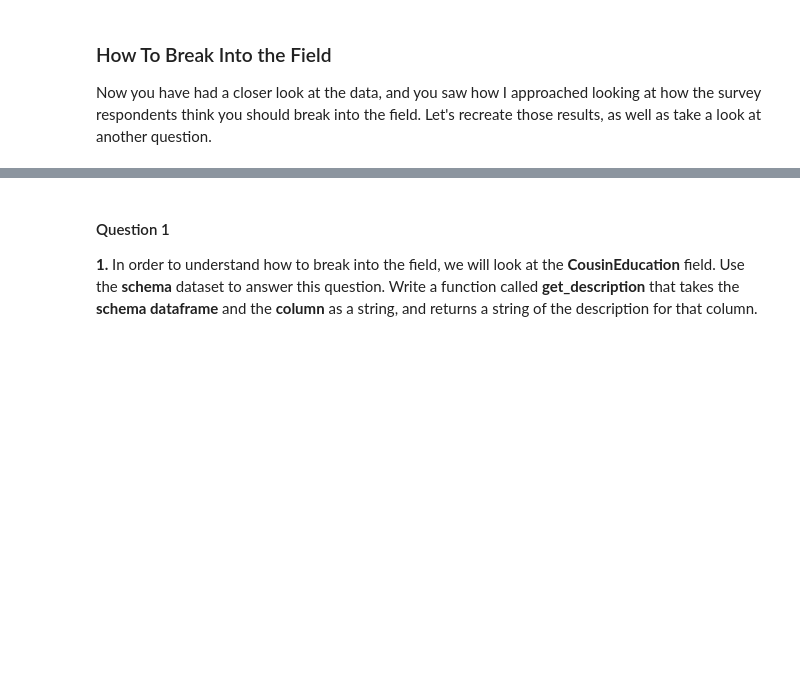
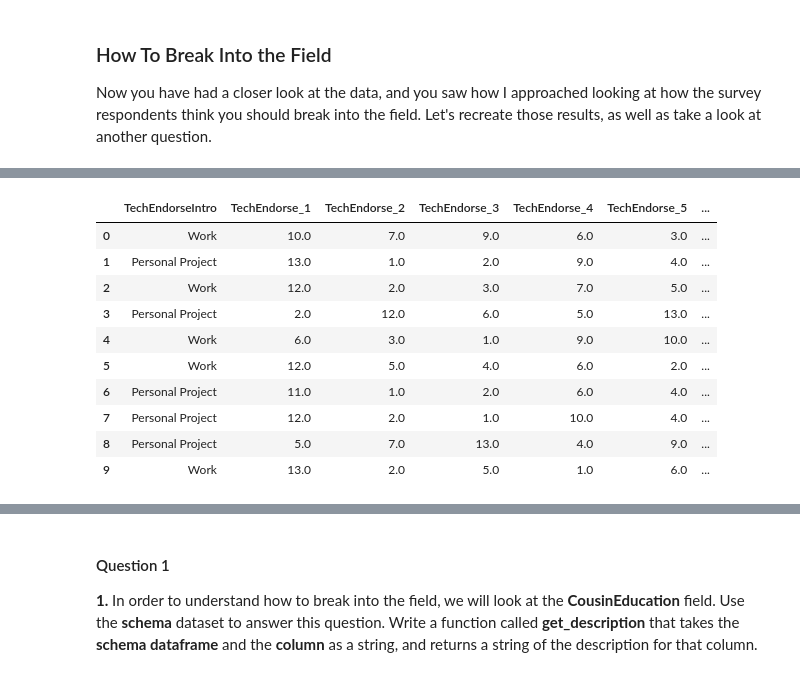
Before and after one commit to UUJI17D/StackoverflowSurvey_UpskillingProject, a Jupyter notebook: Project.ipynb, the cells around one changed output, grey strips where cells are left out. Drawn from its saved outputs; the diff is of its cells as text; code cells hidden in the pictures; blank space fills up the shorter version.

```diff
--- a/Project.ipynb
+++ b/Project.ipynb
@@ -22,0 +140,15 @@ df.head()
+# %%
+tech_col_names = [col for col in survey_dfs["survey_2025"].columns if "TechEndorse" in col]
+survey_dfs["survey_2025"][tech_col_names].head(10)
+# %% [output]
+|  | TechEndorseIntro | TechEndorse_1 | TechEndorse_2 | TechEndorse_3 | TechEndorse_4 | TechEndorse_5 | ... |
+| 0 | Work | 10.0 | 7.0 | 9.0 | 6.0 | 3.0 | ... |
+| 1 | Personal Project | 13.0 | 1.0 | 2.0 | 9.0 | 4.0 | ... |
+| 2 | Work | 12.0 | 2.0 | 3.0 | 7.0 | 5.0 | ... |
+| 3 | Personal Project | 2.0 | 12.0 | 6.0 | 5.0 | 13.0 | ... |
+| 4 | Work | 6.0 | 3.0 | 1.0 | 9.0 | 10.0 | ... |
+| 5 | Work | 12.0 | 5.0 | 4.0 | 6.0 | 2.0 | ... |
+| 6 | Personal Project | 11.0 | 1.0 | 2.0 | 6.0 | 4.0 | ... |
+| 7 | Personal Project | 12.0 | 2.0 | 1.0 | 10.0 | 4.0 | ... |
+| 8 | Personal Project | 5.0 | 7.0 | 13.0 | 4.0 | 9.0 | ... |
+| 9 | Work | 13.0 | 2.0 | 5.0 | 1.0 | 6.0 | ... |
```
Also changed, not shown: parts of 12 cells of this notebook.
